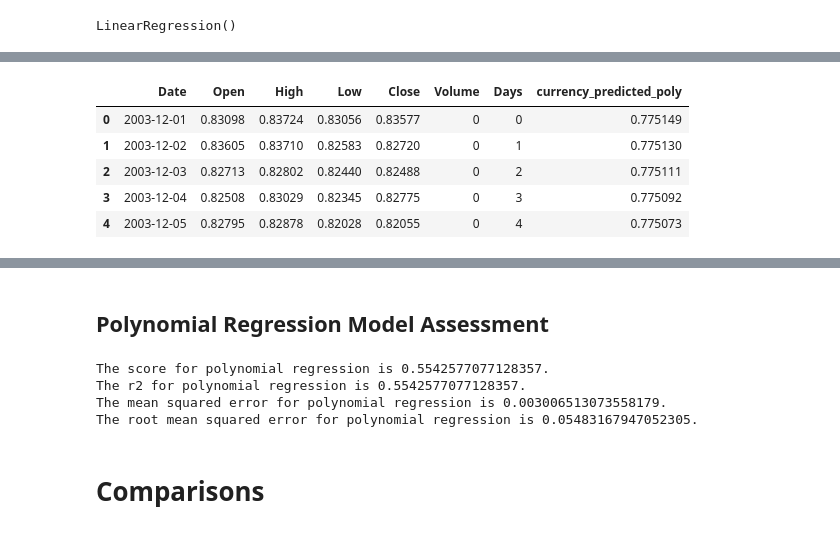
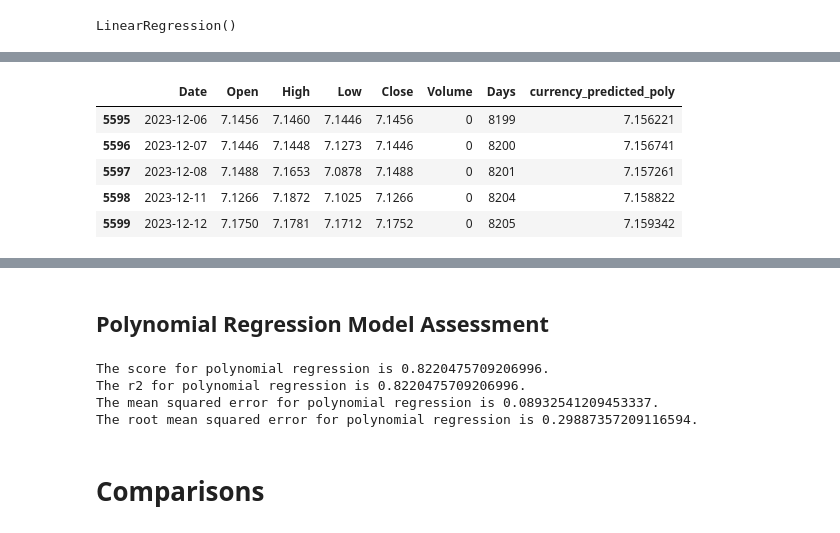
Before and after one commit to Stefan-Kniejski/Project-4-Group-2, a Jupyter notebook: Analysis/currency_regression.ipynb, the cells around one changed output, grey strips where cells are left out. Drawn from its saved outputs; the diff is of its cells as text; code cells hidden in the pictures.

```diff
--- a/Analysis/currency_regression.ipynb
+++ b/Analysis/currency_regression.ipynb
@@ -48,7 +41,7 @@ merged_df
 ## Select Currency
 # %%
 # Select currency index from merged_df
-index_value = 'EUR'
+index_value = 'CNY'
 
 # Filter the DataFrame for rows with the specific index value
 df_currency = merged_df[merged_df['Index'] == index_value]
@@ -254,19 +247,19 @@ predicted_y_values_poly = poly_model.predict(X_poly)
 # %%
 # Create a copy of the original data for polynomial regression
 df_currency_predicted_poly = df_currency.copy()
 
 # Add a column with the predicted currency values from polynomial regression
 df_currency_predicted_poly["currency_predicted_poly"] = predicted_y_values_poly
 
 # Display sample data
-df_currency_predicted_poly.head()
+df_currency_predicted_poly.tail()
 # %% [output]
 |  | Date | Open | High | Low | Close | Volume | Days | currency_predicted_poly |
-| 0 | 2003-12-01 | 0.83098 | 0.83724 | 0.83056 | 0.83577 | 0 | 0 | 0.775149 |
-| 1 | 2003-12-02 | 0.83605 | 0.83710 | 0.82583 | 0.82720 | 0 | 1 | 0.775130 |
-| 2 | 2003-12-03 | 0.82713 | 0.82802 | 0.82440 | 0.82488 | 0 | 2 | 0.775111 |
-| 3 | 2003-12-04 | 0.82508 | 0.83029 | 0.82345 | 0.82775 | 0 | 3 | 0.775092 |
-| 4 | 2003-12-05 | 0.82795 | 0.82878 | 0.82028 | 0.82055 | 0 | 4 | 0.775073 |
+| 5595 | 2023-12-06 | 7.1456 | 7.1460 | 7.1446 | 7.1456 | 0 | 8199 | 7.156221 |
+| 5596 | 2023-12-07 | 7.1446 | 7.1448 | 7.1273 | 7.1446 | 0 | 8200 | 7.156741 |
+| 5597 | 2023-12-08 | 7.1488 | 7.1653 | 7.0878 | 7.1488 | 0 | 8201 | 7.157261 |
+| 5598 | 2023-12-11 | 7.1266 | 7.1872 | 7.1025 | 7.1266 | 0 | 8204 | 7.158822 |
+| 5599 | 2023-12-12 | 7.1750 | 7.1781 | 7.1712 | 7.1752 | 0 | 8205 | 7.159342 |
 # %%
 # Create a line plot of open versus the predicted currency values using polynomial regression
 best_fit_line_poly = df_currency_predicted_poly.hvplot.line(
@@ -308,10 +301,10 @@ print(f"The r2 for polynomial regression is {r2_poly}.")
 print(f"The mean squared error for polynomial regression is {mse_poly}.")
 print(f"The root mean squared error for polynomial regression is {rmse_poly}.")
 # %% [output]
-The score for polynomial regression is 0.5542577077128357.
-The r2 for polynomial regression is 0.5542577077128357.
-The mean squared error for polynomial regression is 0.003006513073558179.
-The root mean squared error for polynomial regression is 0.05483167947052305.
+The score for polynomial regression is 0.8220475709206996.
+The r2 for polynomial regression is 0.8220475709206996.
+The mean squared error for polynomial regression is 0.08932541209453337.
+The root mean squared error for polynomial regression is 0.29887357209116594.
 # %% [markdown]
 # Comparisons
 # %% [markdown]
```
Also changed, not shown: parts of 13 cells of this notebook.
